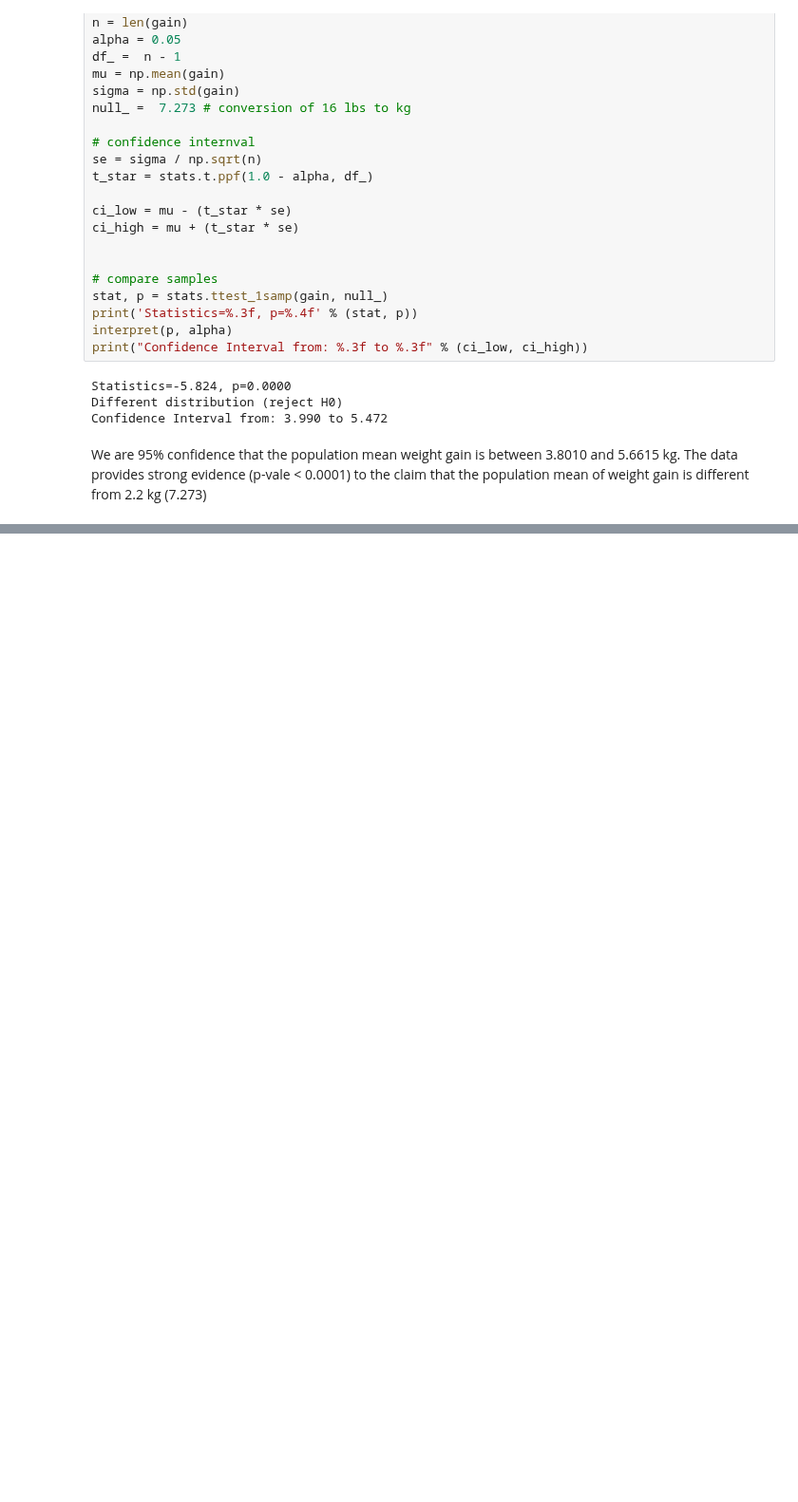
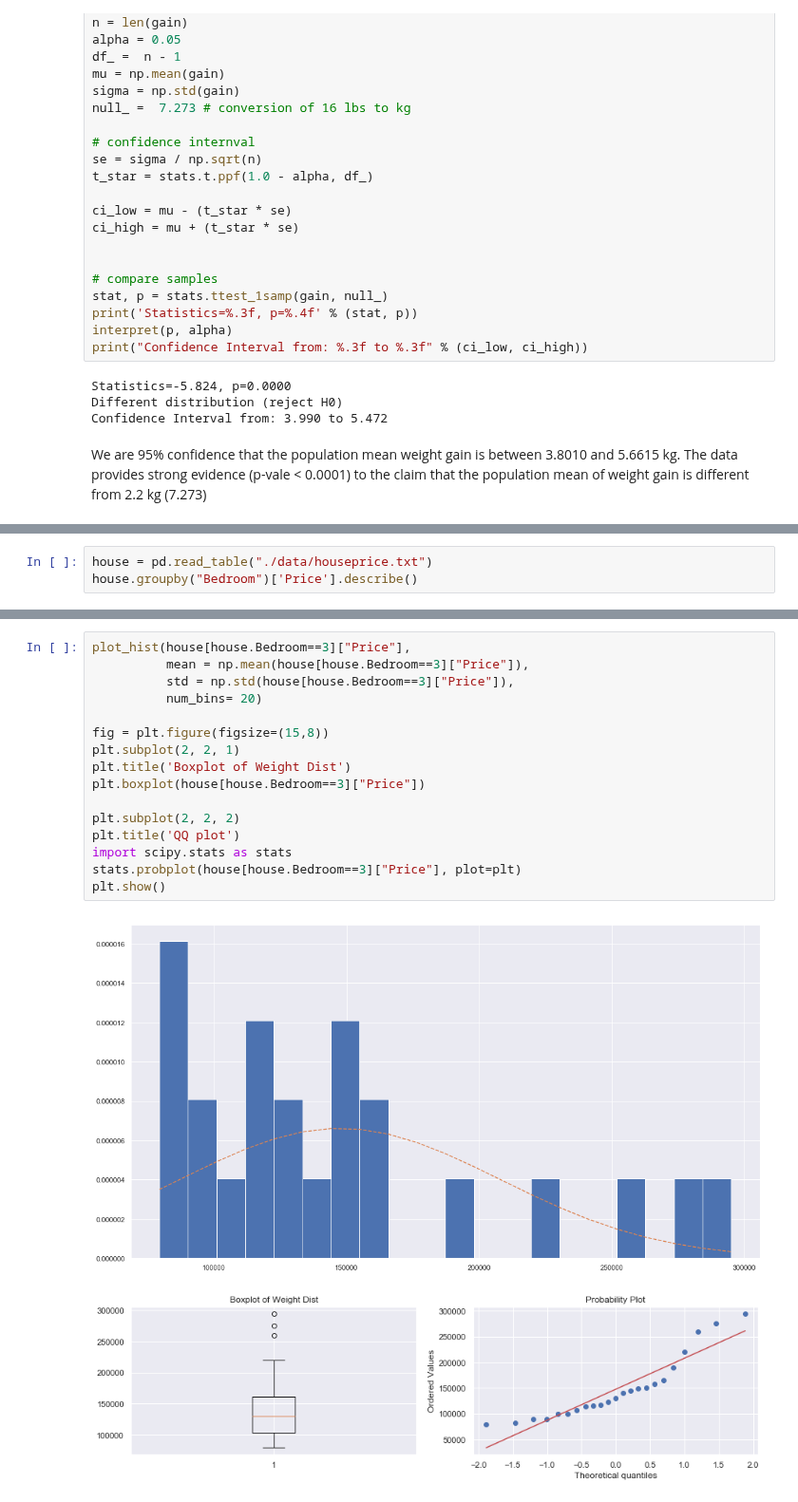
Before and after one commit to naivelogic/Machine_Learning_Notebooks, a Jupyter notebook: Data_Science/Stats Foundation/[lab] Two-Sample CI and HT.ipynb, the cells around one changed output, grey strips where cells are left out. Shown at 95% size. Saved outputs shown, nothing was run; the diff lists cells and outputs as text; blank space fills up the shorter version.

```diff
--- a/Data_Science/Stats Foundation/[lab] Two-Sample CI and HT.ipynb
+++ b/Data_Science/Stats Foundation/[lab] Two-Sample CI and HT.ipynb
@@ -152,0 +163,3 @@ We are 95% confidence that the population mean weight gain is between 3.8010 and
+# %%
+house = pd.read_table("./data/houseprice.txt")
+house.groupby("Bedroom")['Price'].describe()
@@ -152,0 +179,19 @@ We are 95% confidence that the population mean weight gain is between 3.8010 and
+# %%
+plot_hist(house[house.Bedroom==3]["Price"],
+          mean = np.mean(house[house.Bedroom==3]["Price"]),
+          std = np.std(house[house.Bedroom==3]["Price"]),
+          num_bins= 20)
+
+fig = plt.figure(figsize=(15,8))
+plt.subplot(2, 2, 1)
+plt.title('Boxplot of Weight Dist')
+plt.boxplot(house[house.Bedroom==3]["Price"])
+
+plt.subplot(2, 2, 2)
+plt.title('QQ plot')
+import scipy.stats as stats
+stats.probplot(house[house.Bedroom==3]["Price"], plot=plt)
+plt.show()
+# %% [output]
+[figure, added]
+[figure, added]
```
Also changed, not shown: parts of 9 cells of this notebook.
